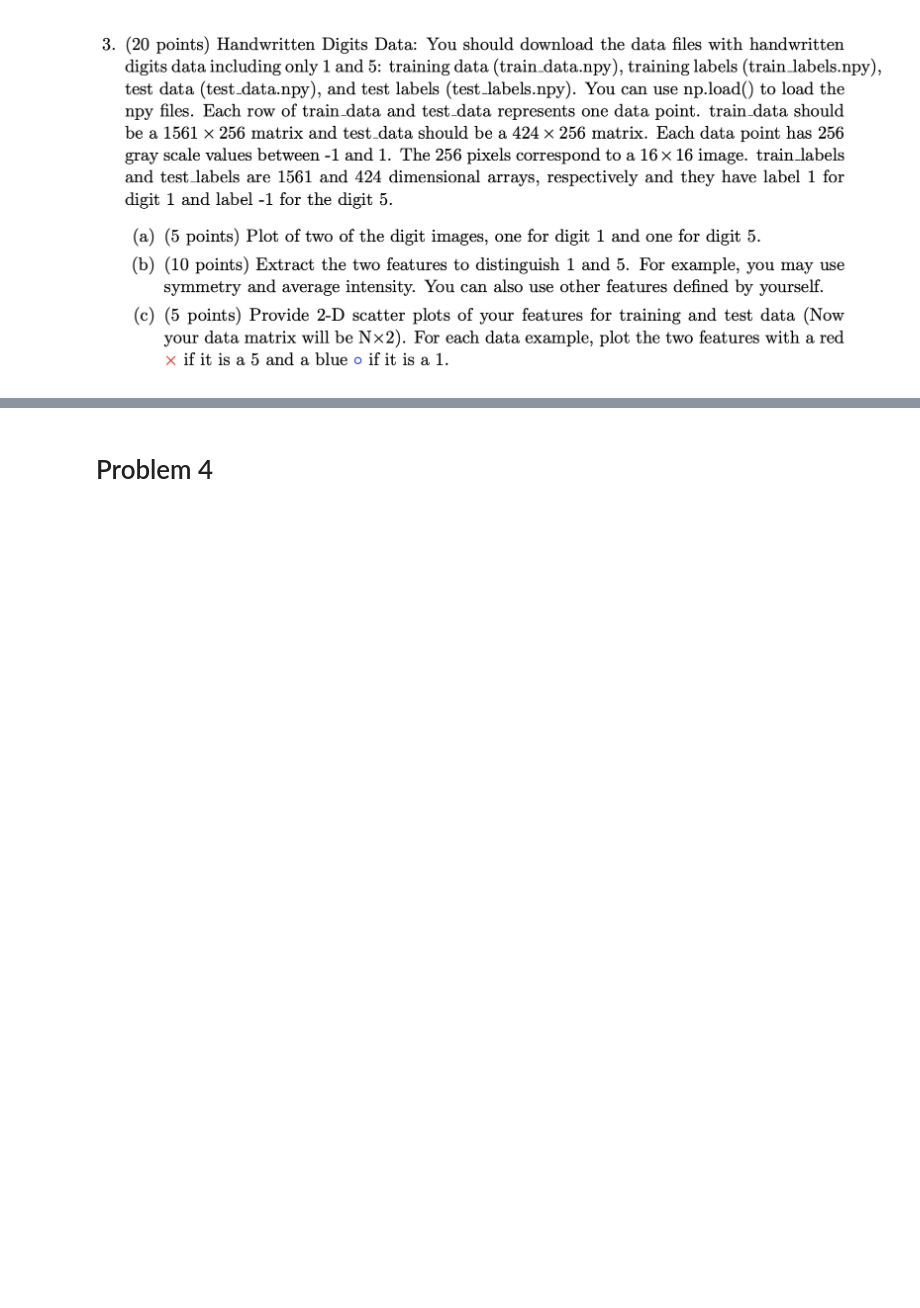
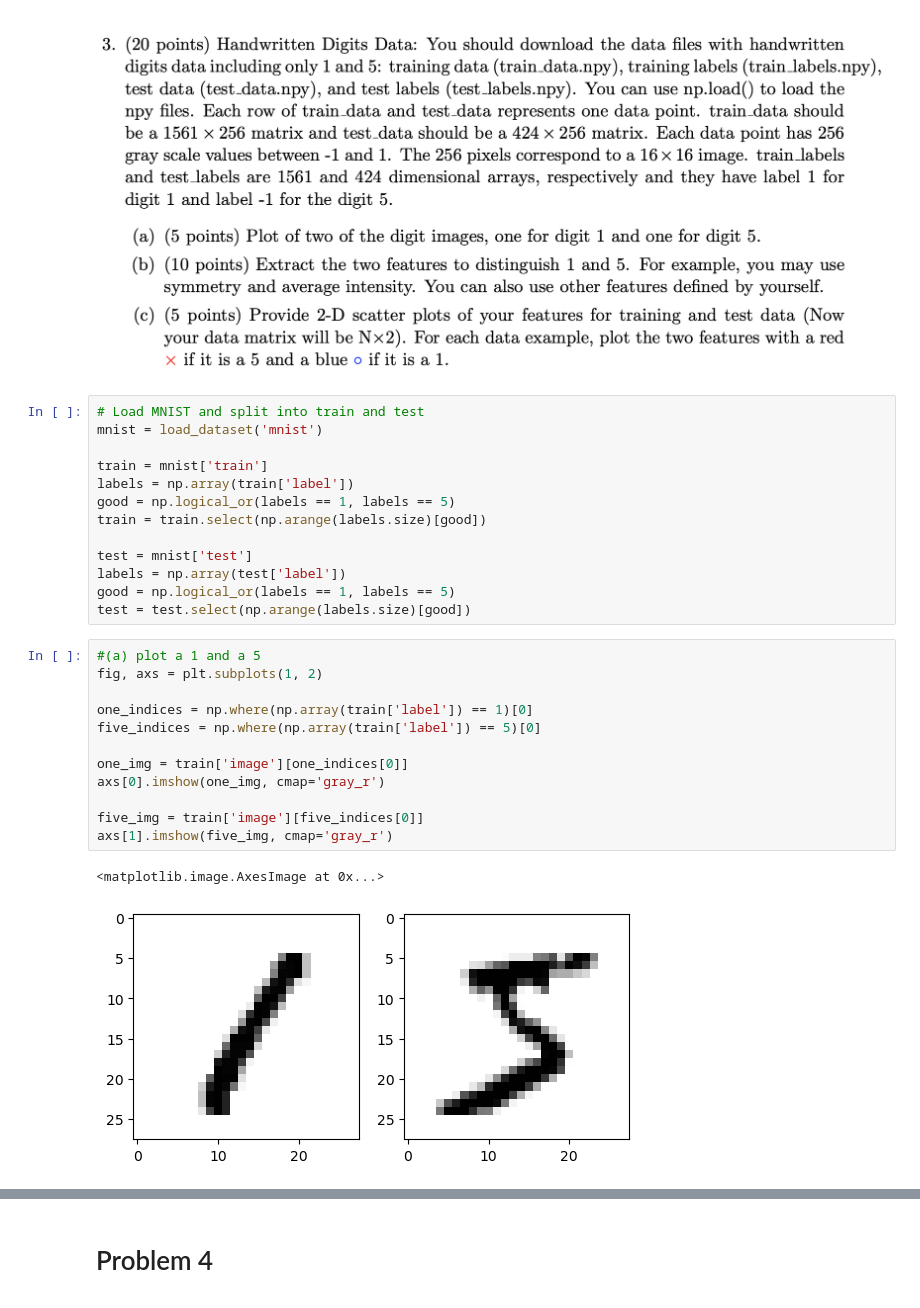
Before and after one commit to evanhanders/MLAI_courses_2024, a Jupyter notebook: cmpsci_165B_machine_learning/hw3.ipynb, the cells around one changed output, grey strips where cells are left out. Cells and saved outputs as stored; diff of their text form; blank space fills up the shorter version.

Commit message:
finishes hw2 and makes progress (downloads and processes mnist) on hw3

```diff
--- a/cmpsci_165B_machine_learning/hw3.ipynb
+++ b/cmpsci_165B_machine_learning/hw3.ipynb
@@ -25,3 +42,31 @@ From this expression, we can just take the log-likelihood which is $-\ln(h) = \l
 # %% [markdown]
 # Problem 3
 ![image.png](attachment:image.png)
+# %%
+# Load MNIST and split into train and test
+mnist = load_dataset('mnist')
+
+train = mnist['train']
+labels = np.array(train['label'])
+good = np.logical_or(labels == 1, labels == 5)
+train = train.select(np.arange(labels.size)[good])
+
+test = mnist['test']
+labels = np.array(test['label'])
+good = np.logical_or(labels == 1, labels == 5)
+test = test.select(np.arange(labels.size)[good])
+# %%
+#(a) plot a 1 and a 5
+fig, axs = plt.subplots(1, 2)
+
+one_indices = np.where(np.array(train['label']) == 1)[0]
+five_indices = np.where(np.array(train['label']) == 5)[0]
+
+one_img = train['image'][one_indices[0]]
+axs[0].imshow(one_img, cmap='gray_r')
+
+five_img = train['image'][five_indices[0]]
+axs[1].imshow(five_img, cmap='gray_r')
+# %% [output]
+<matplotlib.image.AxesImage at 0x...>
+[figure, added]
```
Also changed, not shown: parts of 5 cells of this notebook.
